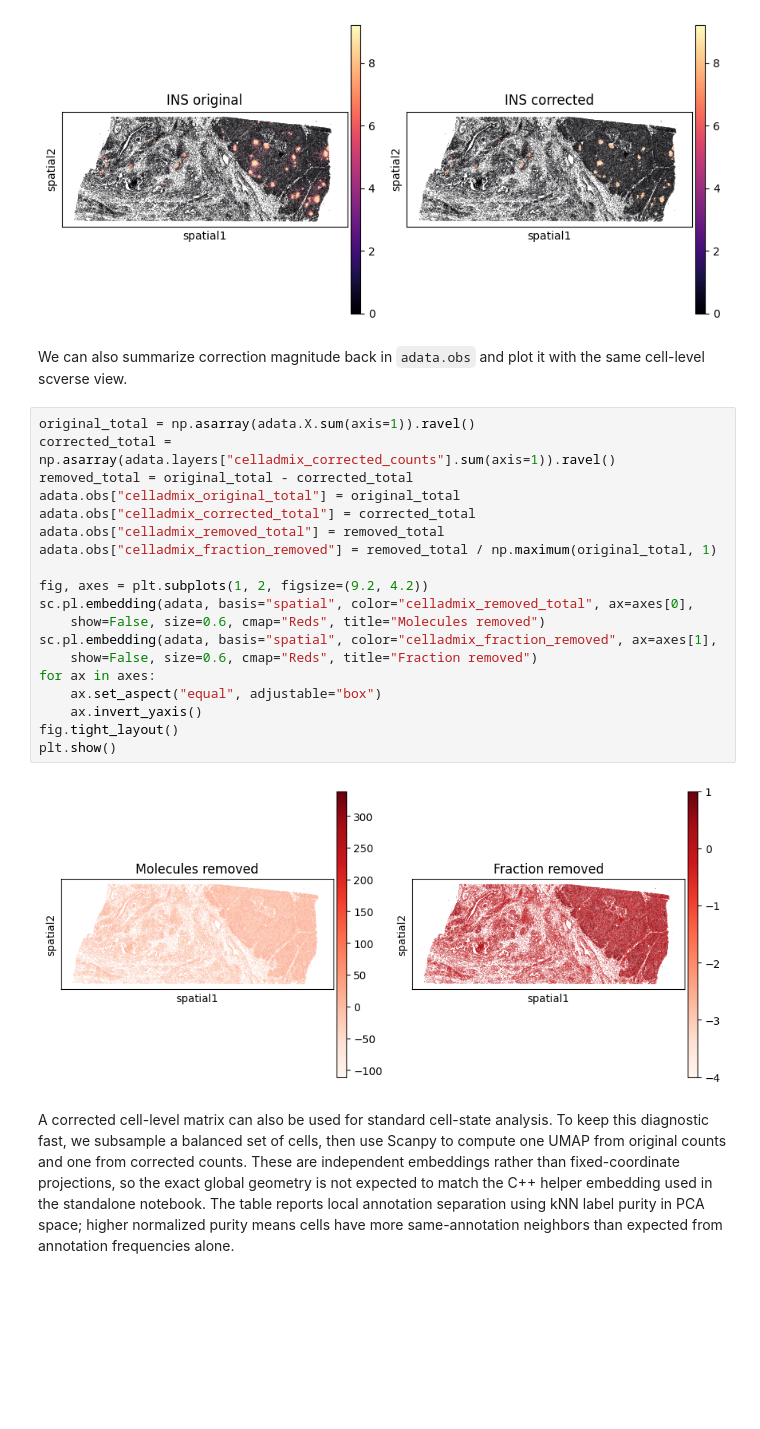
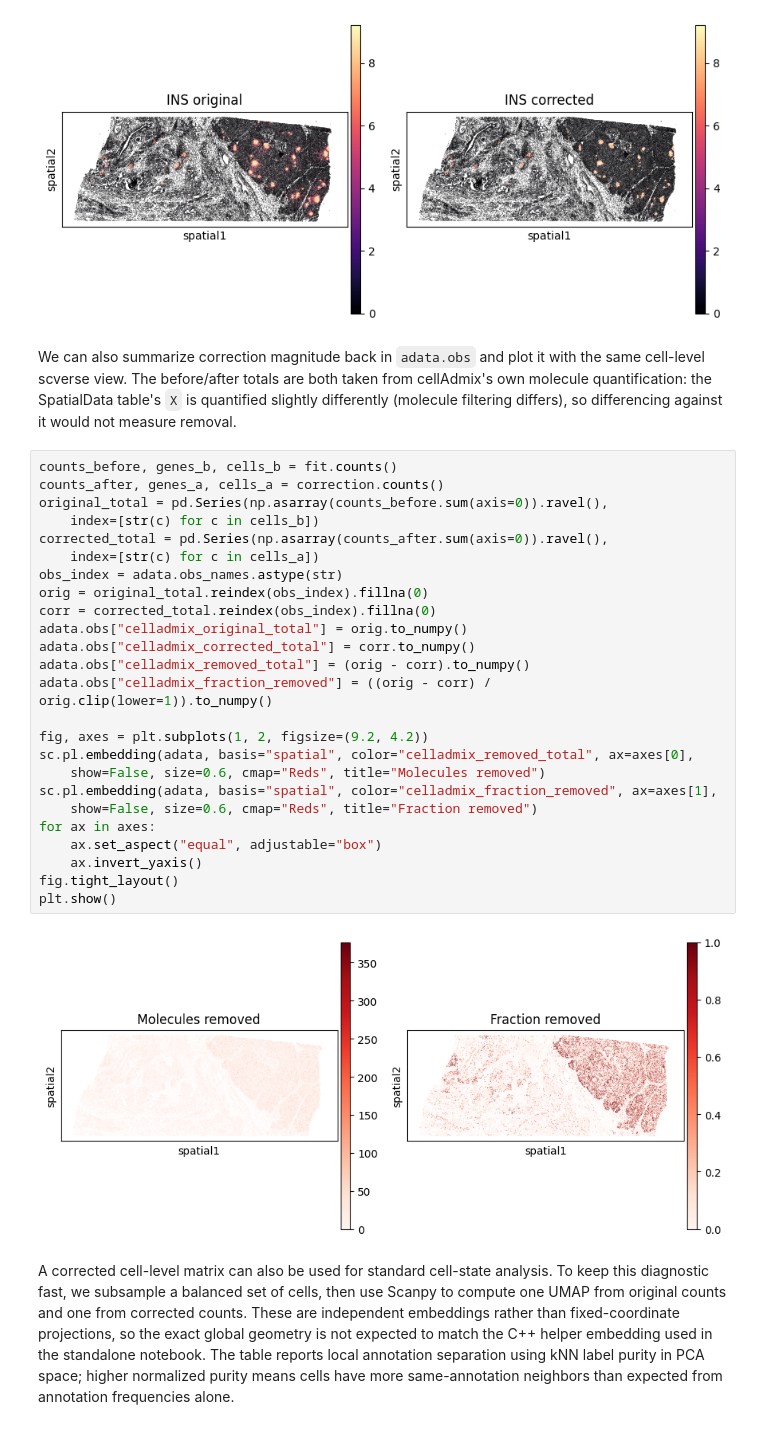
Before and after one commit to kharchenkolab/cellAdmix-core, a Jupyter notebook: examples/xenium_pancreas_membrane_377_full/pancreas_spatialdata_integration.ipynb, the cells around one changed output. Drawn from its saved outputs; the diff is of its cells as text; blank space fills up the shorter version.

Commit message:
Measure removal on cellAdmix's own quantification in the SpatialData tutorial

```diff
--- a/examples/xenium_pancreas_membrane_377_full/pancreas_spatialdata_integration.ipynb
+++ b/examples/xenium_pancreas_membrane_377_full/pancreas_spatialdata_integration.ipynb
@@ -239,28 +239,38 @@ plt.show()
 # %% [output]
 [figure]
 # %% [markdown]
-We can also summarize correction magnitude back in `adata.obs` and plot it with the same cell-level scverse view.
+We can also summarize correction magnitude back in `adata.obs` and plot it
+with the same cell-level scverse view. The before/after totals are both taken
+from cellAdmix's own molecule quantification: the SpatialData table's `X` is
+quantified slightly differently (molecule filtering differs), so differencing
+against it would not measure removal.
 # %%
-original_total = np.asarray(adata.X.sum(axis=1)).ravel()
-corrected_total = np.asarray(adata.layers["celladmix_corrected_counts"].sum(axis=1)).ravel()
-removed_total = original_total - corrected_total
-adata.obs["celladmix_original_total"] = original_total
-adata.obs["celladmix_corrected_total"] = corrected_total
-adata.obs["celladmix_removed_total"] = removed_total
-adata.obs["celladmix_fraction_removed"] = removed_total / np.maximum(original_total, 1)
+counts_before, genes_b, cells_b = fit.counts()
+counts_after, genes_a, cells_a = correction.counts()
+original_total = pd.Series(np.asarray(counts_before.sum(axis=0)).ravel(),
+    index=[str(c) for c in cells_b])
+corrected_total = pd.Series(np.asarray(counts_after.sum(axis=0)).ravel(),
+    index=[str(c) for c in cells_a])
+obs_index = adata.obs_names.astype(str)
+orig = original_total.reindex(obs_index).fillna(0)
+corr = corrected_total.reindex(obs_index).fillna(0)
+adata.obs["celladmix_original_total"] = orig.to_numpy()
+adata.obs["celladmix_corrected_total"] = corr.to_numpy()
+adata.obs["celladmix_removed_total"] = (orig - corr).to_numpy()
+adata.obs["celladmix_fraction_removed"] = ((orig - corr) / orig.clip(lower=1)).to_numpy()
 
 fig, axes = plt.subplots(1, 2, figsize=(9.2, 4.2))
 sc.pl.embedding(adata, basis="spatial", color="celladmix_removed_total", ax=axes[0],
     show=False, size=0.6, cmap="Reds", title="Molecules removed")
 sc.pl.embedding(adata, basis="spatial", color="celladmix_fraction_removed", ax=axes[1],
     show=False, size=0.6, cmap="Reds", title="Fraction removed")
 for ax in axes:
     ax.set_aspect("equal", adjustable="box")
     ax.invert_yaxis()
 fig.tight_layout()
 plt.show()
 # %% [output]
-[figure, old version]
+[figure, new version]
 # %% [markdown]
 A corrected cell-level matrix can also be used for standard cell-state analysis. To keep this diagnostic fast, we subsample a balanced set of cells, then use Scanpy to compute one UMAP from original counts and one from corrected counts. These are independent embeddings rather than fixed-coordinate projections, so the exact global geometry is not expected to match the C++ helper embedding used in the standalone notebook. The table reports local annotation separation using kNN label purity in PCA space; higher normalized purity means cells have more same-annotation neighbors than expected from annotation frequencies alone.
 # %%
```
Also changed, not shown: parts of 1 cell of this notebook.
